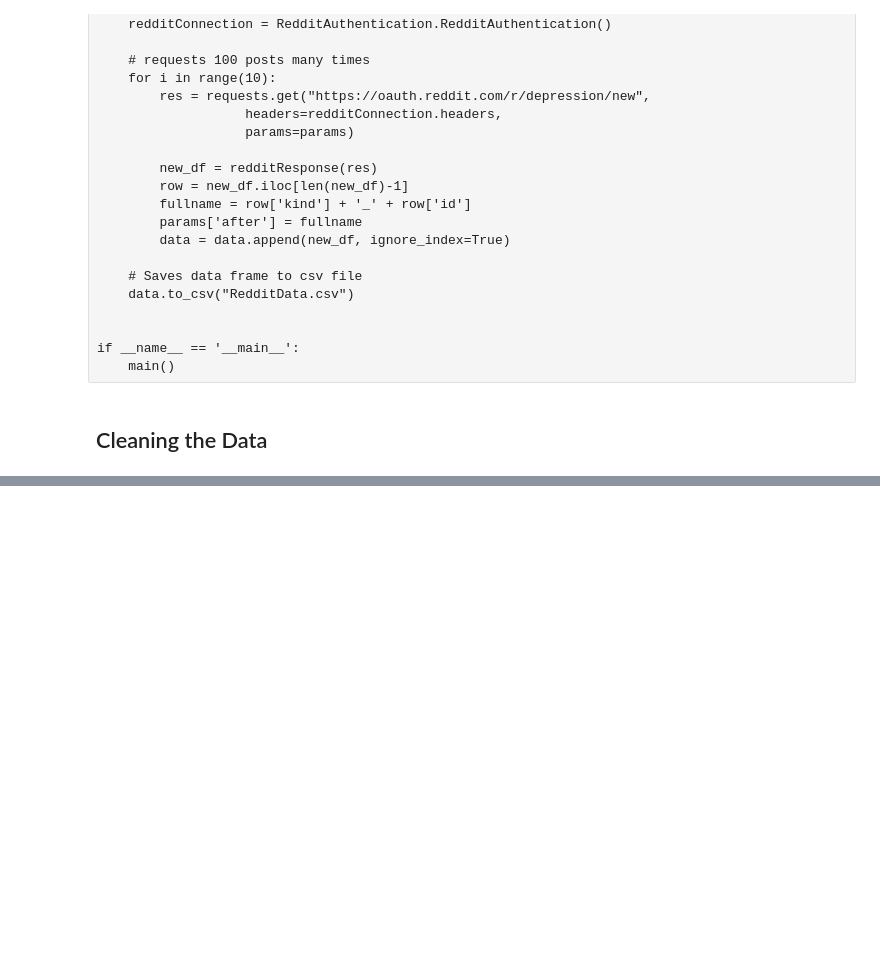
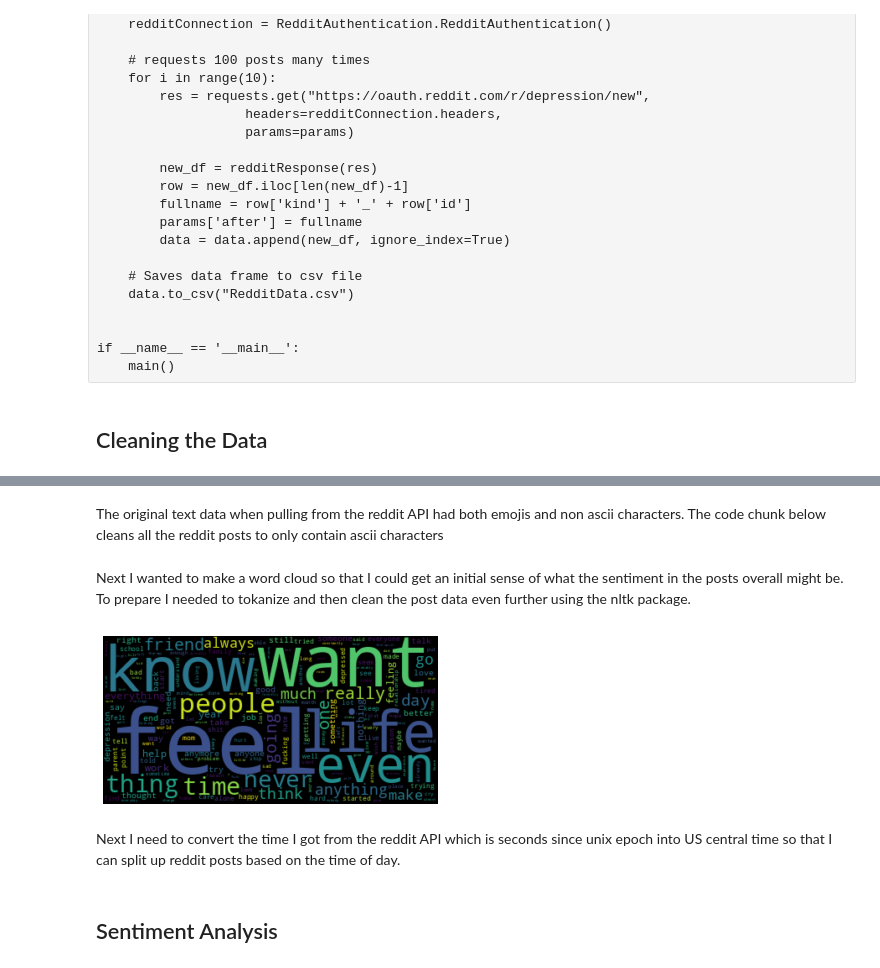
Before and after one commit to AnthonyCessna/Comp4447_Final_Project, a Jupyter notebook: FinalProject.ipynb, the cells around one changed output, grey strips where cells are left out. Saved outputs shown, nothing was run; the diff lists cells and outputs as text; code cells hidden in the pictures; blank space fills up the shorter version.

Commit message:
Sentiment

```diff
--- a/FinalProject.ipynb
+++ b/FinalProject.ipynb
@@ -104,0 +131,45 @@ if __name__ == '__main__':
+# %% [markdown]
+The original text data when pulling from the reddit API had both emojis and non ascii characters. The code chunk below cleans all the reddit posts to only contain ascii characters
+# %%
+posts_df = pd.read_csv("RedditData.csv")
+
+# Keeps only ascii characters
+def clean_txt(row):
+    return row.encode('ascii', 'ignore').decode('ascii')
+
+posts_df["cleaned_text"] = posts_df["selftext"].apply(lambda x: clean_txt(x))
+# %% [markdown]
+Next I wanted to make a word cloud so that I could get an initial sense of what the sentiment in the posts overall might be. To prepare I needed to tokanize and then clean the post data even further using the nltk package.
+# %%
+# Cleans text to be used in word cloud
+def wordcloud_clean(row):
+    row = contractions.fix(row)
+
+    tokens = word_tokenize(row)
+    tokens = [w.lower() for w in tokens]
+    stop_words = set(stopwords.words('english'))
+    words = [w for w in tokens if not w in stop_words]
+
+    lemmatizer = WordNetLemmatizer()
+    words = [lemmatizer.lemmatize(w) for w in words]
+
+    mystring = ' '.join(map(str, words))
+
+    return mystring
+
+posts_df["wordcloud_txt"] = posts_df["cleaned_text"].apply(lambda x: wordcloud_clean(x))
+
+text = ""
+
+for index, row in posts_df.iterrows():
+    text += row['wordcloud_txt']
+
+wordcloud = WordCloud().generate(text)
+
+plt.imshow(wordcloud, interpolation='bilinear')
+plt.axis("off")
+posts_df.to_csv("RedditDataCleaned.csv")
+# %% [output]
+[figure, added]
+# %% [markdown]
+Next I need to convert the time I got from the reddit API which is seconds since unix epoch into US central time so that I can split up reddit posts based on the time of day.
@@ -104,0 +183,2 @@ if __name__ == '__main__':
+# %% [markdown]
+## Sentiment Analysis
```
Also changed, not shown: parts of 2 cells of this notebook, 3 other files.
